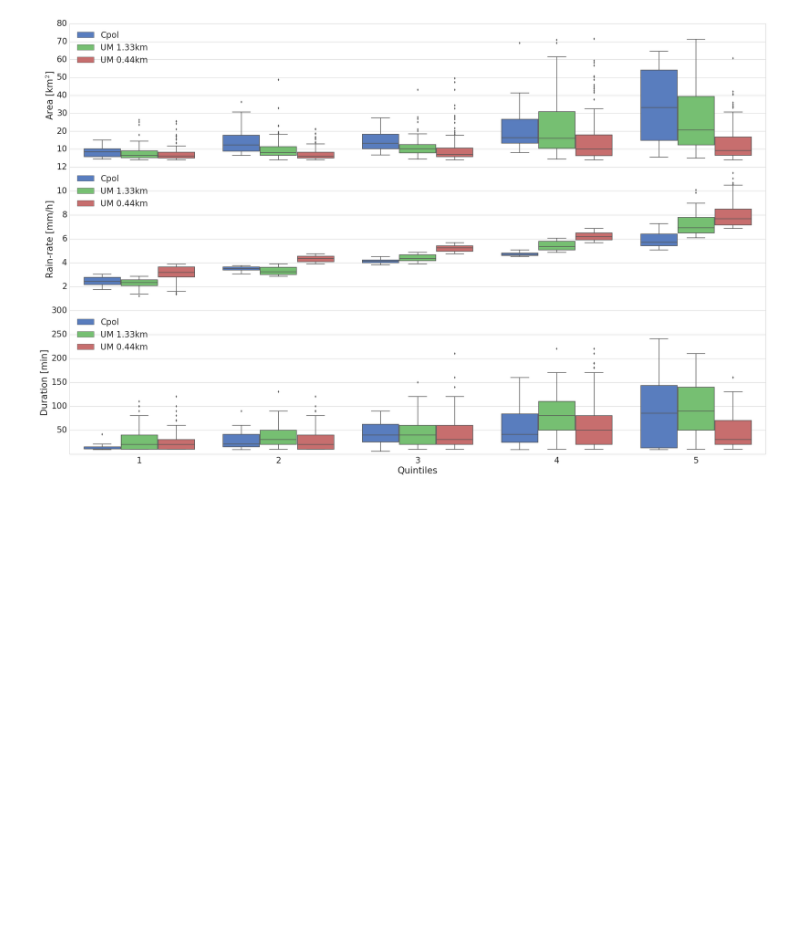
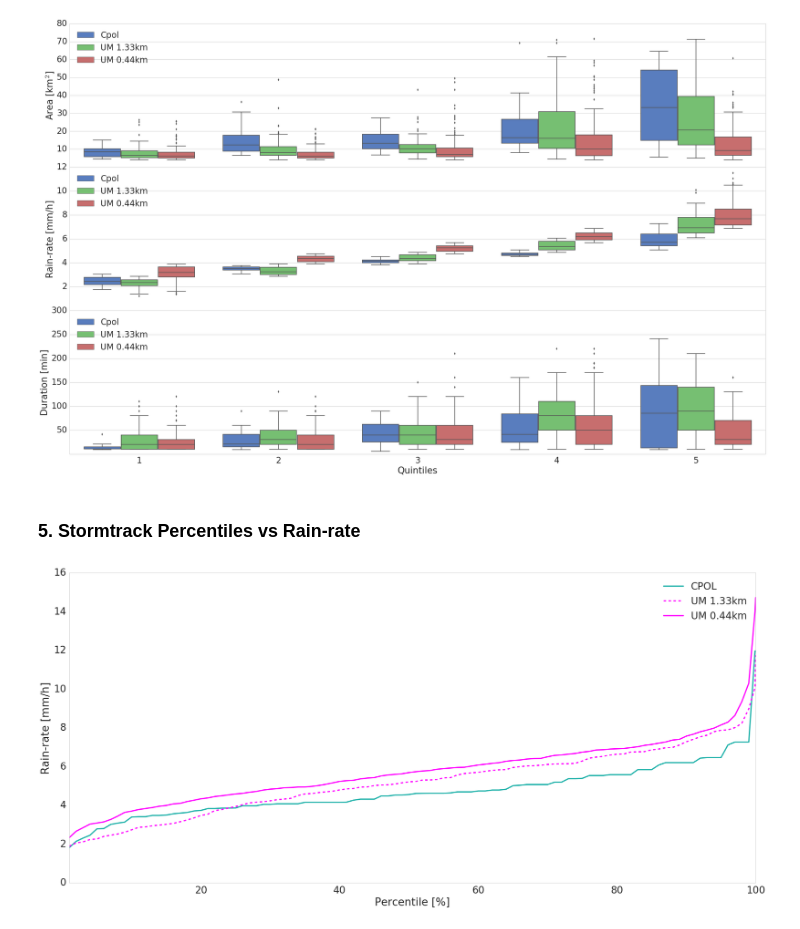
Before and after one commit to antarcticrainforest/RainfallExtremes, a Jupyter notebook: slides/minutes_2.ipynb, the cells around one changed output. Saved outputs shown, nothing was run; the diff lists cells and outputs as text; code cells hidden in the pictures; blank space fills up the shorter version.

Commit message:
added percentiles vs rain-rate

```diff
--- a/slides/minutes_2.ipynb
+++ b/slides/minutes_2.ipynb
@@ -194,6 +194,8 @@ def get_mean(data_file, res=2.5):
     out = pd.DataFrame(values[1:,], index=index, columns=columns)
     for area in ('avg_area', 'max_area'):
         out[area] = out[area] * res**2
+    out = out.loc[out.dur > 0]
+    out.index=np.arange(len(out))
     return xr.Dataset(out.loc[out.dur > 0])
 # %%
 # Define our ensemble member
@@ -202,15 +204,15 @@ ensembles = ('20061109T1200Z', '20061109T1800Z', '20061110T0000Z',
              '20061111T0000Z', '20061111T1200Z')
 # %%
 #Create the named-tuple containing the avg. track data
-Simulation = namedtuple('Simulation', 'dataset percentiles num')
-UM133 = Simulation(dataset={}, percentiles='1p33km', num={})
-UM044 = Simulation(dataset={}, percentiles='0p44km', num={})
-UM044_t = Simulation(dataset={}, percentiles={}, num={})
-UM133_t = Simulation(dataset={}, percentiles={}, num={})
-CPOL_t = Simulation(dataset={}, percentiles={}, num={})
+Simulation = namedtuple('Simulation', 'dataset percentiles num resolution')
+UM133 = Simulation(dataset={}, percentiles={}, num={}, resolution='1p33km')
+UM044 = Simulation(dataset={}, percentiles={}, num={}, resolution='0p44km')
+UM044_t = Simulation(dataset={}, percentiles={}, num={}, resolution='0p44km')
+UM133_t = Simulation(dataset={}, percentiles={}, num={}, resolution='1p33km')
+CPOL_t = Simulation(dataset={}, percentiles={}, num={}, resolution='2.5km')
 
-CPOL_t = Simulation(dataset={'obs': pd.read_pickle(CPOL_trackfile)}, percentiles={}, num={})
-OBS = Simulation(dataset=get_mean(CPOL_t.dataset['obs']), percentiles={}, num={})
+CPOL_t = Simulation(dataset={'obs': pd.read_pickle(CPOL_trackfile)}, percentiles={}, num={}, resolution='2.5km')
+OBS = Simulation(dataset=get_mean(CPOL_t.dataset['obs']), percentiles={}, num={}, resolution='2.5km')
 p1 = np.percentile(OBS.dataset['avg_mean'],list(np.arange(0,99))+[99, 99.9, 99.99, 99.999, 100])
 p2 = np.percentile(OBS.dataset['avg_max'],list(np.arange(0,99))+[99, 99.9, 99.99, 99.999, 100])
 CPOL_t.percentiles['obs'] = dict(mean=p1, max=p2)
@@ -218,7 +220,7 @@ OBS.num['obs'] = len(OBS.dataset)
 CPOL_t.num['obs'] = len(CPOL_t.dataset['obs'])
 for ens in ensembles:
         for mean, tracks in ((UM133, UM133_t), (UM044, UM044_t)):
-            track_f = glob.glob(os.path.join(UMdir, ens, 'darwin', UM.resolution, 'Tracking', '*.pkl'))[0]
+            track_f = glob.glob(os.path.join(UMdir, ens, 'darwin', mean.resolution, 'Tracking', '*.pkl'))[0]
             tracks.dataset[ens] = pd.read_pickle(track_f)
             mean.dataset[ens] = get_mean(tracks.dataset[ens])
             p1 = np.percentile(mean.dataset[ens]['avg_mean'],list(np.arange(0,99))+[99, 99.9, 99.99, 99.999, 100])
@@ -480,3 +482,29 @@ for y, prop in variables.items():
     ax.set_ylabel(label, fontsize=26)
 # %% [output]
 [figure]
+# %% [markdown]
+### 5. Stormtrack Percentiles vs Rain-rate
+# %%
+P = list(np.arange(0,99))+[99, 99.9, 99.99, 99.999, 100]
+PERC = pd.DataFrame({'Obs':np.percentile(CPOL_pdf['avg_mean'].values, P),
+                     'UM 1.33km': np.percentile(UM133_pdf['avg_mean'].values, P),
+                      'UM 0.44km': np.percentile(UM044_pdf['avg_mean'].values, P)},index=P)
+from mpl_toolkits.axes_grid.inset_locator import inset_axes
+#Plot the percentages
+fig=plt.figure()
+ax = fig.add_subplot(111)
+plt.subplots_adjust(bottom=0.05, right=0.9, top=0.4)
+ax.plot(PERC.index, PERC['Obs'].values, color='lightseagreen', linestyle='-', label='CPOL',lw=3)
+ax.plot(PERC.index, PERC['UM 1.33km'].values, color='fuchsia', linestyle='--', label='UM 1.33km',lw=3)
+ax.plot(PERC.index, PERC['UM 0.44km'].values, color='fuchsia', linestyle='-', label='UM 0.44km', lw=3)
+ax.set_xlim(1,100)
+#ax.set_ylim(10,100)
+#ax.set_yscale('log')
+#ax.set_xscale('log')
+ax.set_xlabel('Percentile [%]', fontsize=26)
+ax.set_ylabel('Rain-rate [mm/h]', fontsize=26)
+ax.legend(loc=0, fontsize=24)
+ax.tick_params(labelsize=24)
+ax.grid(color='r', linestyle='-', linewidth=0)
+# %% [output]
+[figure, added]
```
Also changed, not shown: 2 other files.
